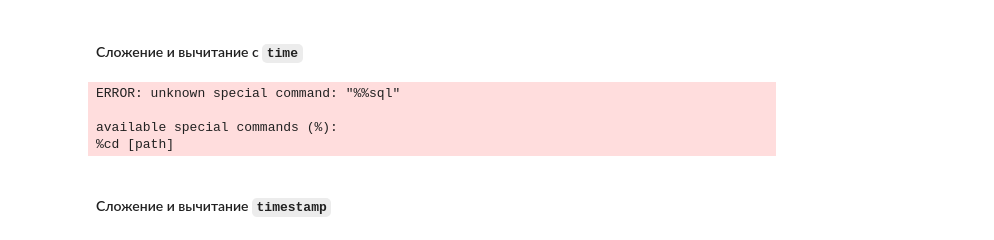
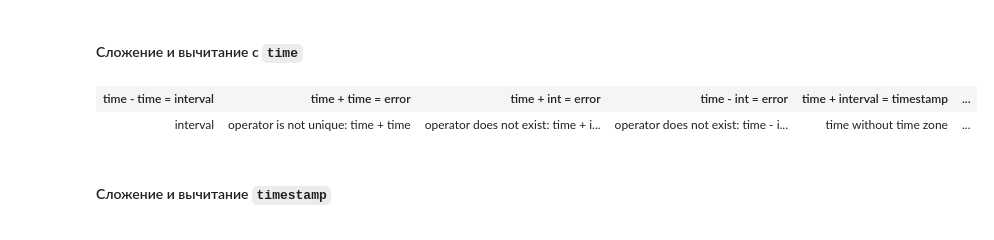
Before and after one commit to vowatchka/postgres_basic, a Jupyter notebook: practices/4_postgres_datatypes/gorm.ipynb, the cells around one changed output. Cells and saved outputs as stored; diff of their text form; code cells hidden in the pictures.

```diff
--- a/practices/4_postgres_datatypes/gorm.ipynb
+++ b/practices/4_postgres_datatypes/gorm.ipynb
@@ -1378,23 +1430,57 @@ available special commands (%):
 # %% [markdown]
 #### Сложение и вычитание с `time`
 # %%
-%%sql
-SELECT
-    pg_typeof('13:46:46'::time - '15:23:15'::time) as "time - time = interval",
-    'operator is not unique: time + time' as "time + time = error",
-    'operator does not exist: time + integer' as "time + int = error",
-    'operator does not exist: time - integer' as "time - int = error",
-    pg_typeof('13:46:46'::time + '1 day'::interval) as "time + interval = timestamp",
-    pg_typeof('13:46:46'::time - '1 day'::interval) as "time - interval = timestamp",
-    pg_typeof('13:46:46'::time + '2025-02-15'::date) as "time + date = timestamp",
-    'operator does not exist: time - date' as "time - date = error",
-    pg_typeof('13:46:46'::time + '2025-02-16 13:42:53'::timestamp) as "time + timestamp = timestamp",
-    'operator does not exist: time - timestamp' as "time - timestamp = error"
+type TimeResult struct {
+    TimeSubTime string `gorm:"column:time - time = interval" json:"time - time = interval"`
+    TimeAddTime string `gorm:"column:time + time = error" json:"time + time = error"`
+    TimeAddInt string `gorm:"column:time + int = error" json:"time + int = error"`
+    TimeSubInt string `gorm:"column:time - int = error" json:"time - int = error"`
+    TimeAddInterval string `gorm:"column:time + interval = timestamp" json:"time + interval = timestamp"`
+    TimeSubInterval string `gorm:"column:time - interval = timestamp" json:"time - interval = timestamp"`
+    TimeAddDate string `gorm:"column:time + date = timestamp" json:"time + date = timestamp"`
+    TimeSubDate string `gorm:"column:time - date = error" json:"time - date = error"`
+    TimeAddTimestamp string `gorm:"column:time + timestamp = timestamp" json:"time + timestamp = timestamp"`
+    TimeSubTimestamp string `gorm:"column:time - timestamp = error" json:"time - timestamp = error"`
+}
+
+col_names := []string{
+    "time - time = interval",
+    "time + time = error",
+    "time + int = error",
+    "time - int = error",
+    "time + interval = timestamp",
+    "time - interval = timestamp",
+    "time + date = timestamp",
+    "time - date = error",
+    "time + timestamp = timestamp",
+    "time - timestamp = error",
+}
+
+var time_results []*TimeResult
+db.Raw(
+    fmt.Sprintf(
+        `
+        SELECT
+            pg_typeof('13:46:46'::time - '15:23:15'::time) as %#v,
+            'operator is not unique: time + time' as %#v,
+            'operator does not exist: time + integer' as %#v,
+            'operator does not exist: time - integer' as %#v,
+            pg_typeof('13:46:46'::time + '1 day'::interval) as %#v,
+            pg_typeof('13:46:46'::time - '1 day'::interval) as %#v,
+            pg_typeof('13:46:46'::time + '2025-02-15'::date) as %#v,
+            'operator does not exist: time - date' as %#v,
+            pg_typeof('13:46:46'::time + '2025-02-16 13:42:53'::timestamp) as %#v,
+            'operator does not exist: time - timestamp' as %#v
+        `,
+        table.ColNamesToAny(col_names)...,
+    ),
+).Scan(&time_results)
+
+html, _ := table.Table(&time_results, col_names)
+display.HTML(html)
 # %% [output]
-ERROR: unknown special command: "%%sql"
-
-available special commands (%):
-%cd [path]
+| time - time = interval | time + time = error | time + int = error | time - int = error | time + interval = timestamp | ... |
+| interval | operator is not unique: time + time | operator does not exist: time + i... | operator does not exist: time - i... | time without time zone | ... |
 # %% [markdown]
 #### Сложение и вычитание `timestamp`
 # %%
```
Also changed, not shown: parts of 12 cells of this notebook, 1 other file.
